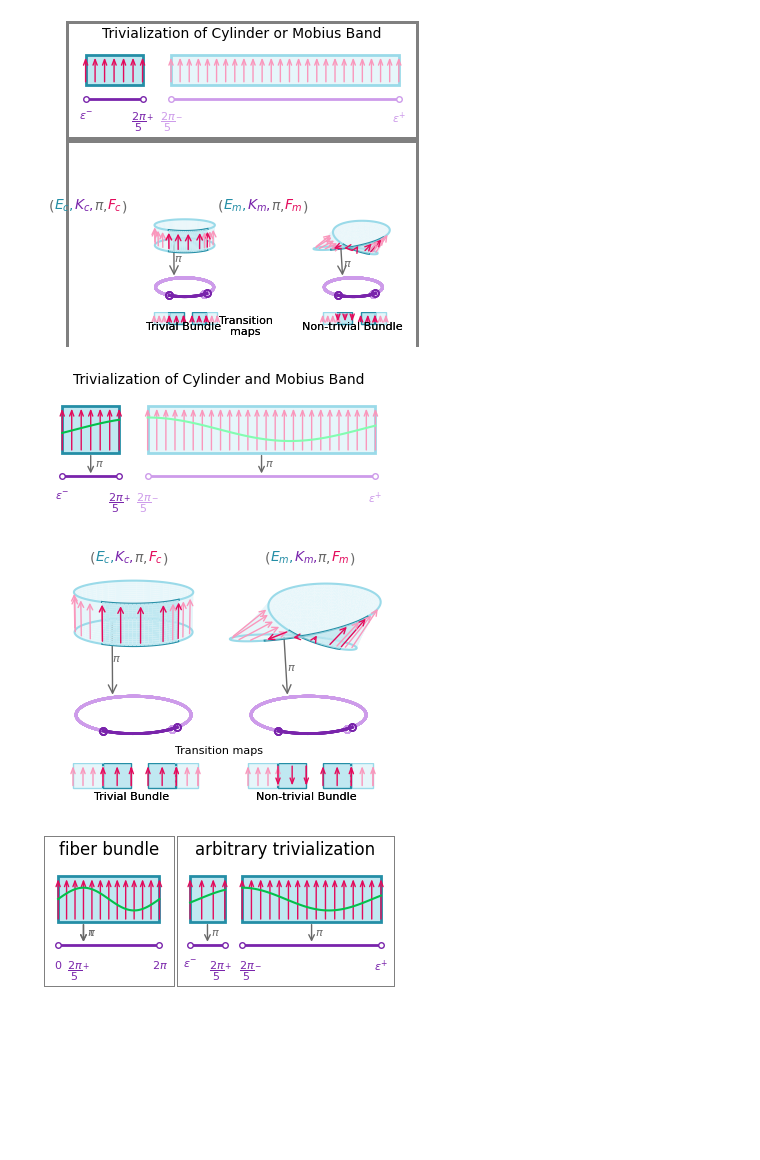
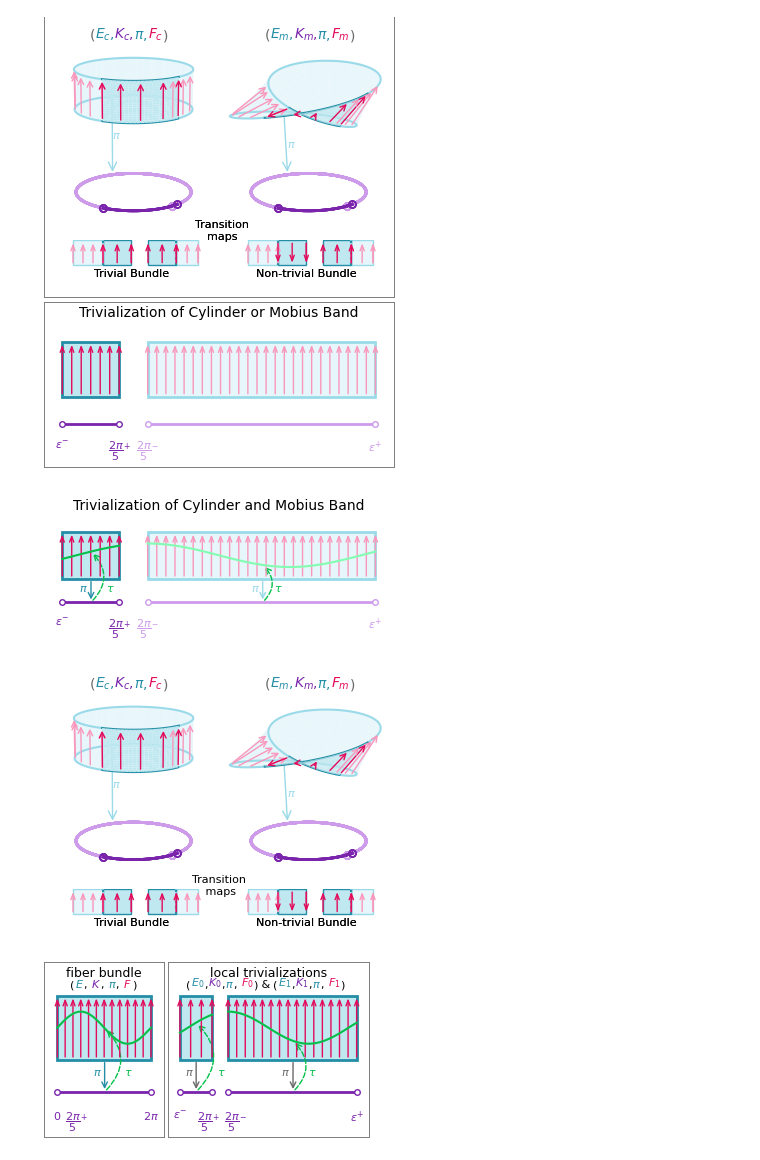
Before and after one commit to story645/team, a Jupyter notebook: paper/figcode/nontrivialbundle.ipynb, the cells around one changed output. Saved outputs shown, nothing was run; the diff lists cells and outputs as text; code cells hidden in the pictures; blank space fills up the shorter version.

```diff
--- a/paper/figcode/nontrivialbundle.ipynb
+++ b/paper/figcode/nontrivialbundle.ipynb
@@ -31,9 +31,9 @@ DEBUG_AXES = 'off'
 #plt.xkcd()
 # %%
 
-fig = plt.figure(figsize=(3.5,3.5),
+fig = plt.figure(figsize=(3.5,5),
                               layout='constrained')
-fig1, fig2 = fig.subfigures(2, 1,  hspace=.02, height_ratios=[1,2])
+fig2, fig1 = fig.subfigures(2, 1,  hspace=.02, height_ratios=[2, 1])
 
 axd = fig2.subplot_mosaic([['cyl', 'mb']])
 
@@ -69,35 +69,35 @@ for (x0, x1), (tc, fc, bc) in [(config['r1'], config['dark_colors']),
                                       mutation_scale=10, edgecolor=fc)
         ax.add_patch(at)
 
     ax.set(xticks=config['r1'],
                      xticklabels=[r"$\epsilon^{-}$", r"${\dfrac{2\pi}{5}}^{+}$"])
     import matplotlib.ticker as mticker
 
     ax.xaxis.set_minor_locator(mticker.FixedLocator(config['r2']))
     ax.xaxis.set_minor_formatter(mticker.FixedFormatter([r"${\dfrac{2\pi}{5}}^{-}$", r"$\epsilon^{+}$"]))
 
     ax.tick_params('x', which='major', labelcolor=pcd['base'],
                              length=0, labelsize=config['fs'])
     ax.tick_params('x', which='minor', labelcolor=config['light_base'],
                              length=0, labelsize=config['fs'])
     ax.tick_params('y', labelleft=False, left=False)
     ax.spines[:].set_visible(False)
 
 
 
 
     fig2.text(.51, 0.2, "Transition\nmaps", ha="center", va="center", color='k',
                       fontsize=config['fs'] )
 
 for subfig in [fig1,fig2]:
     #fig0.frameon=True
     subfig.set_edgecolor('gray')
-    subfig.set_linewidth(2)
+    subfig.set_linewidth(.5)
 
 
 fig.savefig(paper_path/"transition_maps.png",dpi=200)
 # %% [output]
-[figure, old version]
+[figure, new version]
 # %%
 
 fig, ax = plt.subplots(figsize=(3.5, 1.5), layout='constrained')
@@ -121,12 +121,21 @@ for (x0, x1), (tc, fc, bc), sc in [(config['r1'], config['dark_colors'], pcd['se
     ax.plot([x0, x1], [config['ly'], config['ly']], lw=config['lw'],
                       color=bc, marker='o', mfc='white',  markersize=4)
 
-    xmid = x0 + (x1-x0)/2
+    xmid = x[n//2]
     fp = mpatches.FancyArrowPatch(posA=(xmid, config['ry']),  posB=(xmid, config['ly']), arrowstyle=config['aws'], mutation_scale=config['ms']-5,
-                               color=config['bundle_color'])
+                               color=tc)
     ax.add_artist(fp)
-    ax.annotate(text=r"$\pi$", xy=(1.2,.5), xycoords=fp,  fontsize=config['fs'],
-                   color=config['bundle_color'], ha='left', va='center')
+    pi = ax.annotate(text=r"$\pi$", xy=(0,.6), xycoords=fp,  fontsize=config['fs'],
+                   color=tc, ha='right', va='center')
+
+
+    sp = mpatches.FancyArrowPatch(posA=(xmid, config['ly']), posB=(xmid, y[n//2]),
+                                  arrowstyle=config['aws'], connectionstyle = 'arc3,rad=.5',
+                                  mutation_scale=config['ms']-5,
+                                  ls = '--', color=pcd['section'])
+    ax.add_artist(sp)
+    tau = ax.annotate(text=r"$\tau$", xy=(1.2,0), xycoords=(sp, pi),  fontsize=config['fs'],
+                   color=pcd['section'], ha='left', va='bottom')
 
     for x in np.linspace(x0, x1, int(np.round(x1-x0,1)*5) +1):
         at = mpatches.FancyArrowPatch(posA=(x, config['ry']),
@@ -152,22 +161,20 @@ for (x0, x1), (tc, fc, bc), sc in [(config['r1'], config['dark_colors'], pcd['se
 
 fig.savefig(paper_path/"cyl_mob.png", dpi=300)
 # %% [output]
-[figure, old version]
+[figure, new version]
-# %%
-fig, axd = plt.subplot_mosaic([['cyl', 'mb']], figsize=(3.5, 3.5), layout='constrained')
-
-
-axd['cyl'] = nt.setup_bundle_axes(axd['cyl'], DEBUG_AXES)
-axd['mb'] = nt.setup_bundle_axes(axd['mb'], DEBUG_AXES)
-
-nt.draw_segmented_bundle(axd['cyl'], nt.plot_cylinder, ("Trivial", "c"))
-nt.draw_segmented_bundle(axd['mb'], nt.plot_mobius_band, ("Non-trivial", "m"))
-
-
-fig.text(.5,.225, "Transition maps", ha="center", va="center", color='k', fontsize=config['fs'] )
-fig.savefig(paper_path/"transition_maps.png", dpi=300)
-# %% [output]
-[figure, removed]
+# %%
+fig, axd = plt.subplot_mosaic([['cyl', 'mb']], figsize=(3.5, 3.5), layout='constrained')
+axd['cyl'] = nt.setup_bundle_axes(axd['cyl'], DEBUG_AXES)
+axd['mb'] = nt.setup_bundle_axes(axd['mb'], DEBUG_AXES)
+
+nt.draw_segmented_bundle(axd['cyl'], nt.plot_cylinder, ("Trivial", "c"))
+nt.draw_segmented_bundle(axd['mb'], nt.plot_mobius_band, ("Non-trivial", "m"))
+
+
+fig.text(.5,.2, "Transition\n maps", ha="center", va="center", color='k', fontsize=config['fs'] )
+fig.savefig(paper_path/"transition_maps.png", dpi=300)
+# %% [output]
+[figure, added]
 # %%
 def make_trivializations(fig=None):
 
@@ -287,11 +324,10 @@ def make_fb(fig=None):
     #fig.savefig(paper_path/"cyl_mob.png", dpi=300)
 # %%
 
-fig = plt.figure(figsize=(3.5, 1.5),
+fig = plt.figure(figsize=(3.25, 1.75),
                               layout='constrained')
 fig1, fig2 = fig.subfigures(1, 2, width_ratios=[1.5, 2.5])
 
-fig
 make_fb(fig1)
 
 make_trivializations(fig2)
@@ -302,4 +338,4 @@ for subfig in [fig1,fig2]:
     subfig.set_linewidth(.5)
 fig.savefig(paper_path/"fb.png")
 # %% [output]
-[figure, old version]
+[figure, new version]
```
Also changed, not shown: parts of 2 cells of this notebook, 11 other files.
